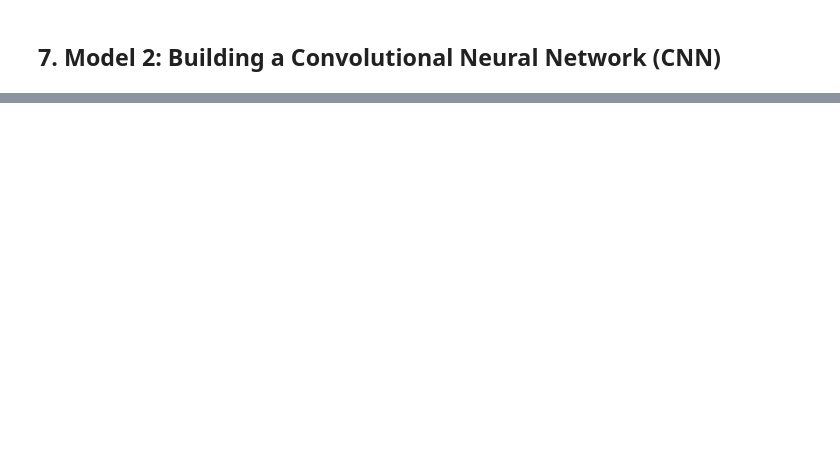
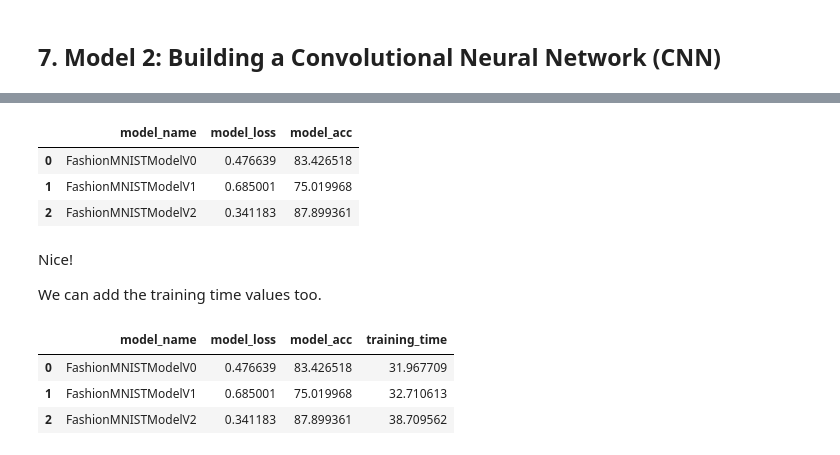
Before and after one commit to JunHL96/PyTorch-Course, a Jupyter notebook: 03_pytorch_computer_vision_notes.ipynb, the cells around one changed output, grey strips where cells are left out. Drawn from its saved outputs; the diff is of its cells as text; code cells hidden in the pictures; blank space fills up the shorter version.

```diff
--- a/03_pytorch_computer_vision_notes.ipynb
+++ b/03_pytorch_computer_vision_notes.ipynb
@@ -1484,0 +2113,24 @@ To do so, we'll leverage the [`nn.Conv2d()`](https://pytorch.org/docs/stable/gen
+# %%
+import pandas as pd
+compare_results = pd.DataFrame([model_0_results, model_1_results, model_2_results])
+compare_results
+# %% [output]
+|  | model_name | model_loss | model_acc |
+| 0 | FashionMNISTModelV0 | 0.476639 | 83.426518 |
+| 1 | FashionMNISTModelV1 | 0.685001 | 75.019968 |
+| 2 | FashionMNISTModelV2 | 0.341183 | 87.899361 |
+# %% [markdown]
+Nice!
+
+We can add the training time values too.
+# %%
+# Add training times to results comparison
+compare_results["training_time"] = [total_train_time_model_0,
+                                    total_train_time_model_1,
+                                    total_train_time_model_2]
+compare_results
+# %% [output]
+|  | model_name | model_loss | model_acc | training_time |
+| 0 | FashionMNISTModelV0 | 0.476639 | 83.426518 | 31.967709 |
+| 1 | FashionMNISTModelV1 | 0.685001 | 75.019968 | 32.710613 |
+| 2 | FashionMNISTModelV2 | 0.341183 | 87.899361 | 38.709562 |
```
Also changed, not shown: parts of 73 cells of this notebook.
